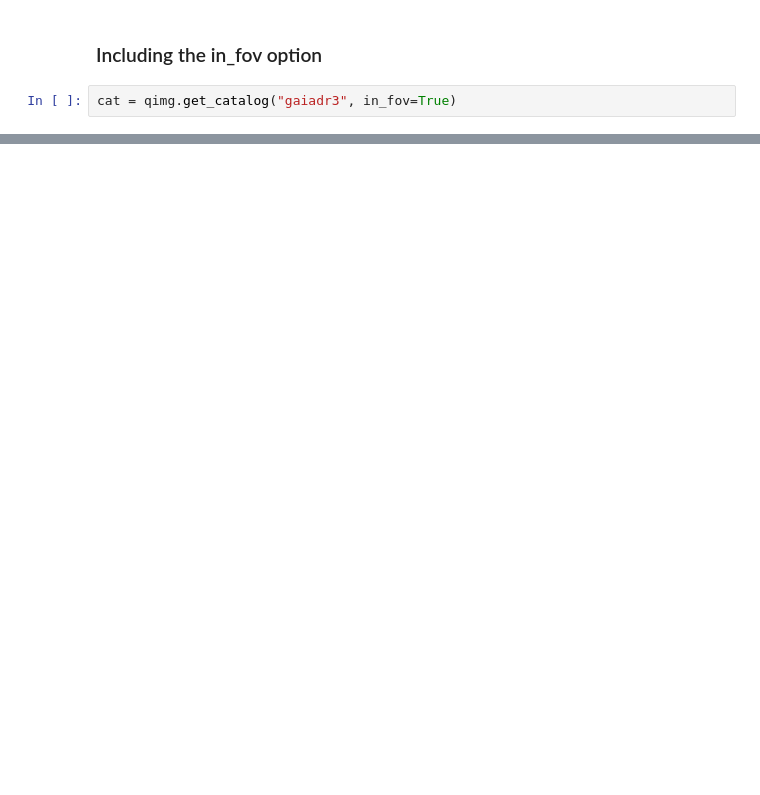
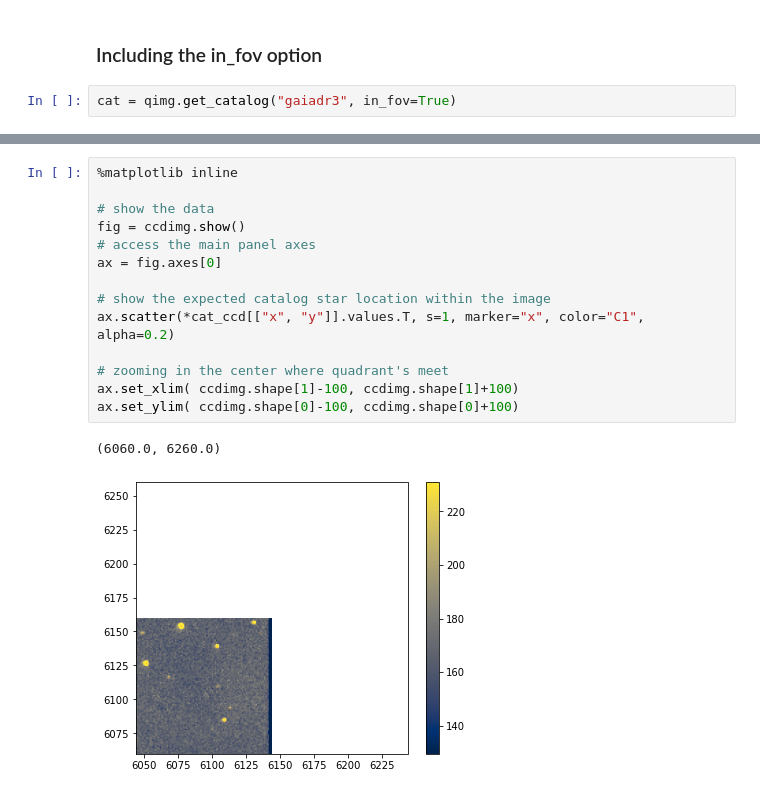
Before and after one commit to MickaelRigault/ztfimg, a Jupyter notebook: docs/notebooks/catalogs.ipynb, the cells around one changed output, grey strips where cells are left out. Cells and saved outputs as stored; diff of their text form; blank space fills up the shorter version.

```diff
--- a/docs/notebooks/catalogs.ipynb
+++ b/docs/notebooks/catalogs.ipynb
@@ -141,0 +170,17 @@ ax.scatter(*cat[["x", "y"]].values.T, s=1, marker="x", color="C1", alpha=0.5)
+# %%
+%matplotlib inline
+
+# show the data
+fig = ccdimg.show()
+# access the main panel axes
+ax = fig.axes[0]
+
+# show the expected catalog star location within the image
+ax.scatter(*cat_ccd[["x", "y"]].values.T, s=1, marker="x", color="C1", alpha=0.2)
+
+# zooming in the center where quadrant's meet
+ax.set_xlim( ccdimg.shape[1]-100, ccdimg.shape[1]+100)
+ax.set_ylim( ccdimg.shape[0]-100, ccdimg.shape[0]+100)
+# %% [output]
+(6060.0, 6260.0)
+[figure, added]
```
Also changed, not shown: parts of 10 cells of this notebook, 1 other file.
